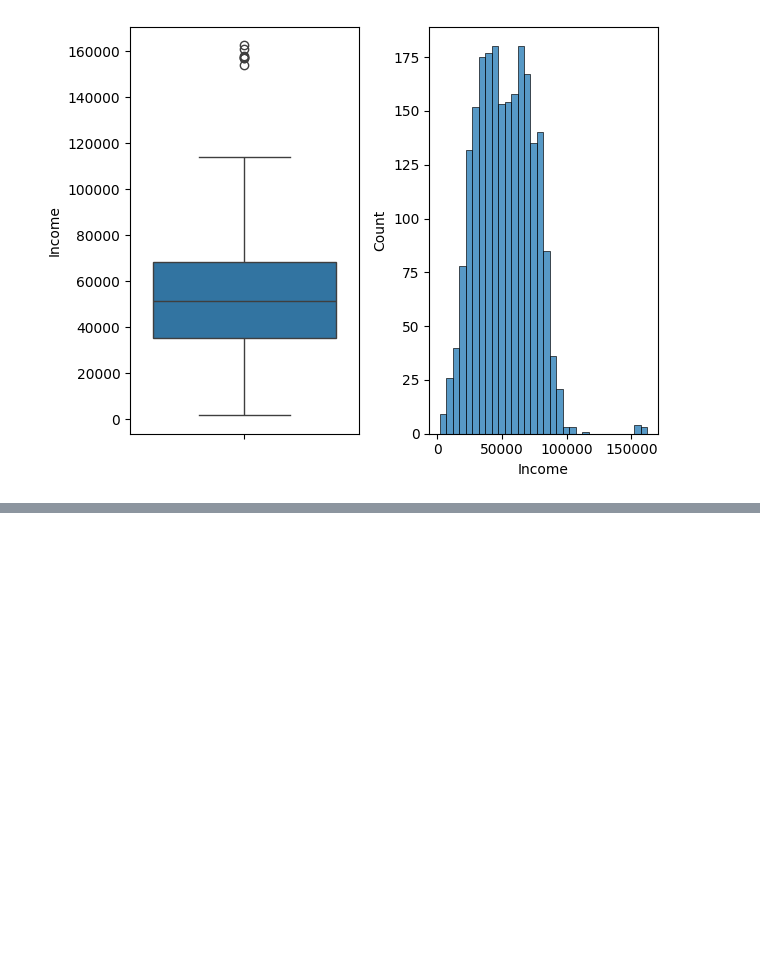
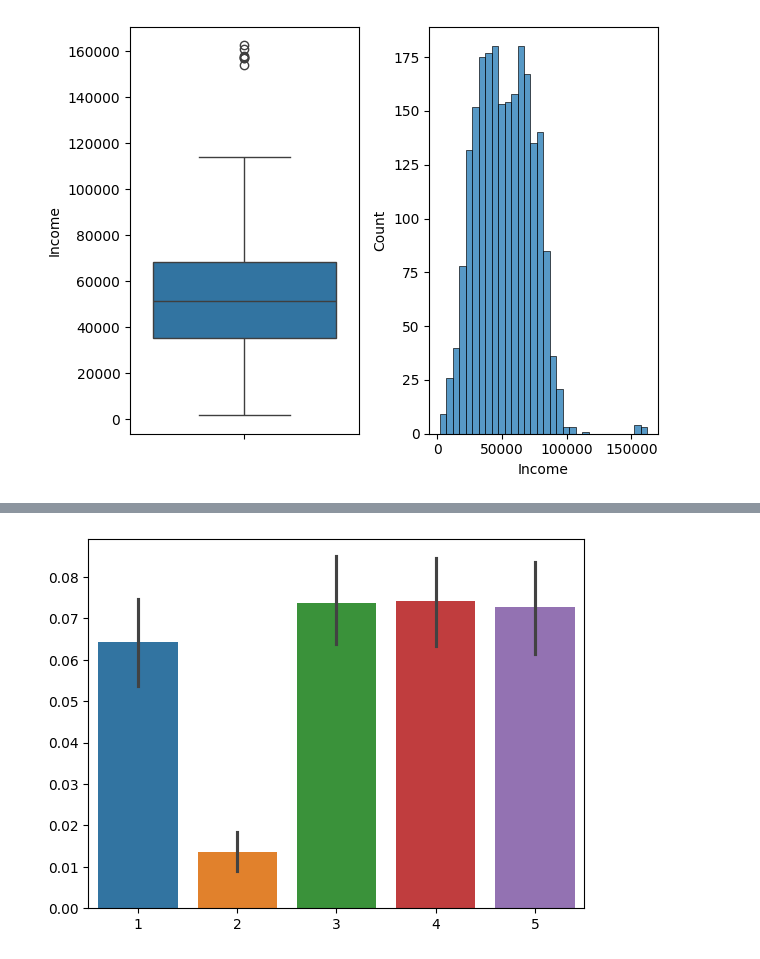
Before and after one commit to kymayodeji/marketing, a Jupyter notebook: cleaning_eda.ipynb, the cells around one changed output, grey strips where cells are left out. Saved outputs shown, nothing was run; the diff lists cells and outputs as text; code cells hidden in the pictures; blank space fills up the shorter version.

```diff
--- a/cleaning_eda.ipynb
+++ b/cleaning_eda.ipynb
@@ -263,0 +292,7 @@ plt.show()
+# %%
+campaign_columns = ['AcceptedCmp1', 'AcceptedCmp2', 'AcceptedCmp3', 'AcceptedCmp4', 'AcceptedCmp5']
+sns.barplot(data[campaign_columns])
+plt.xticks(range(len(campaign_columns)), range(1,len(campaign_columns)+1))
+plt.show()
+# %% [output]
+[figure, added]
```
Also changed, not shown: parts of 15 cells of this notebook.
